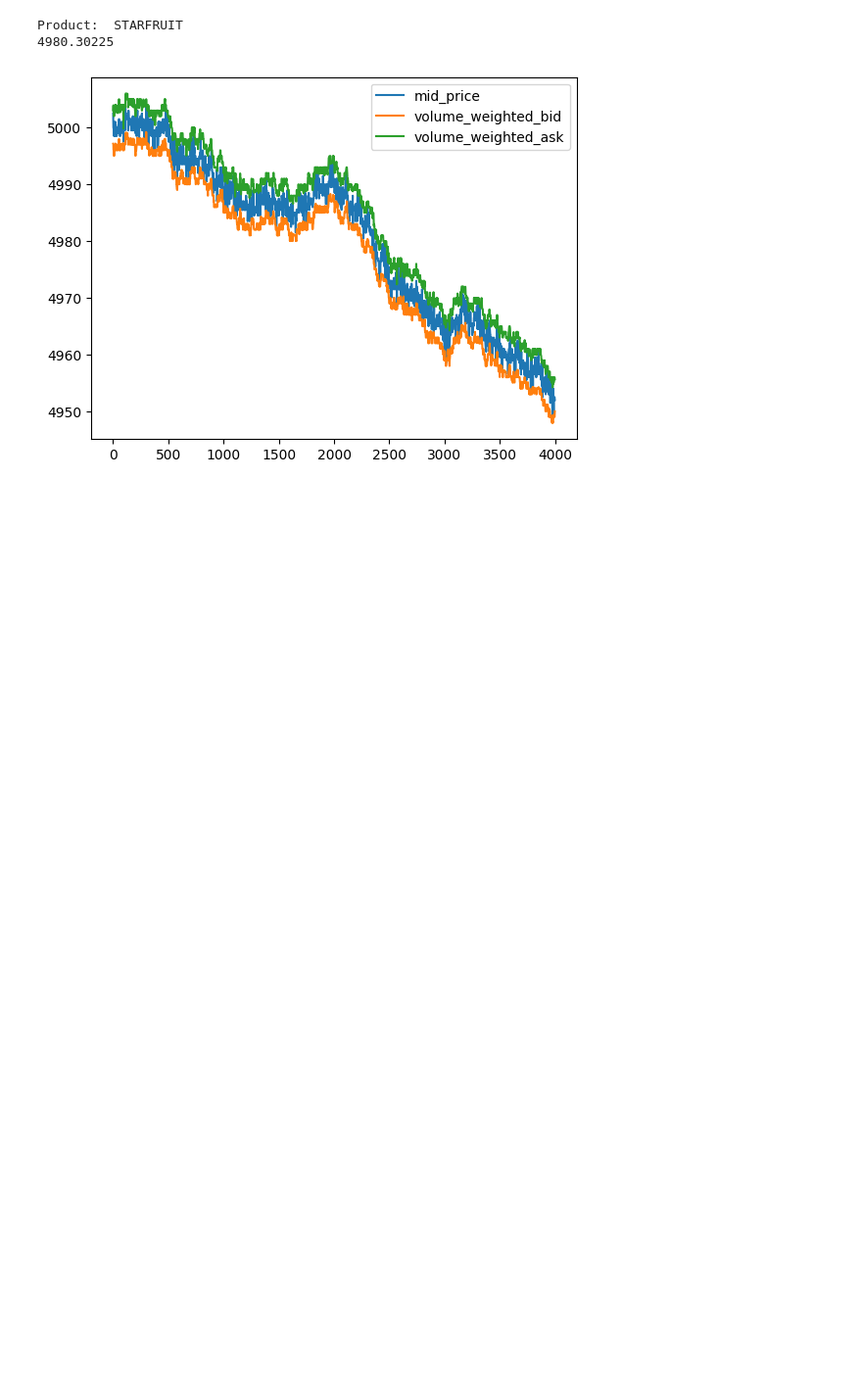
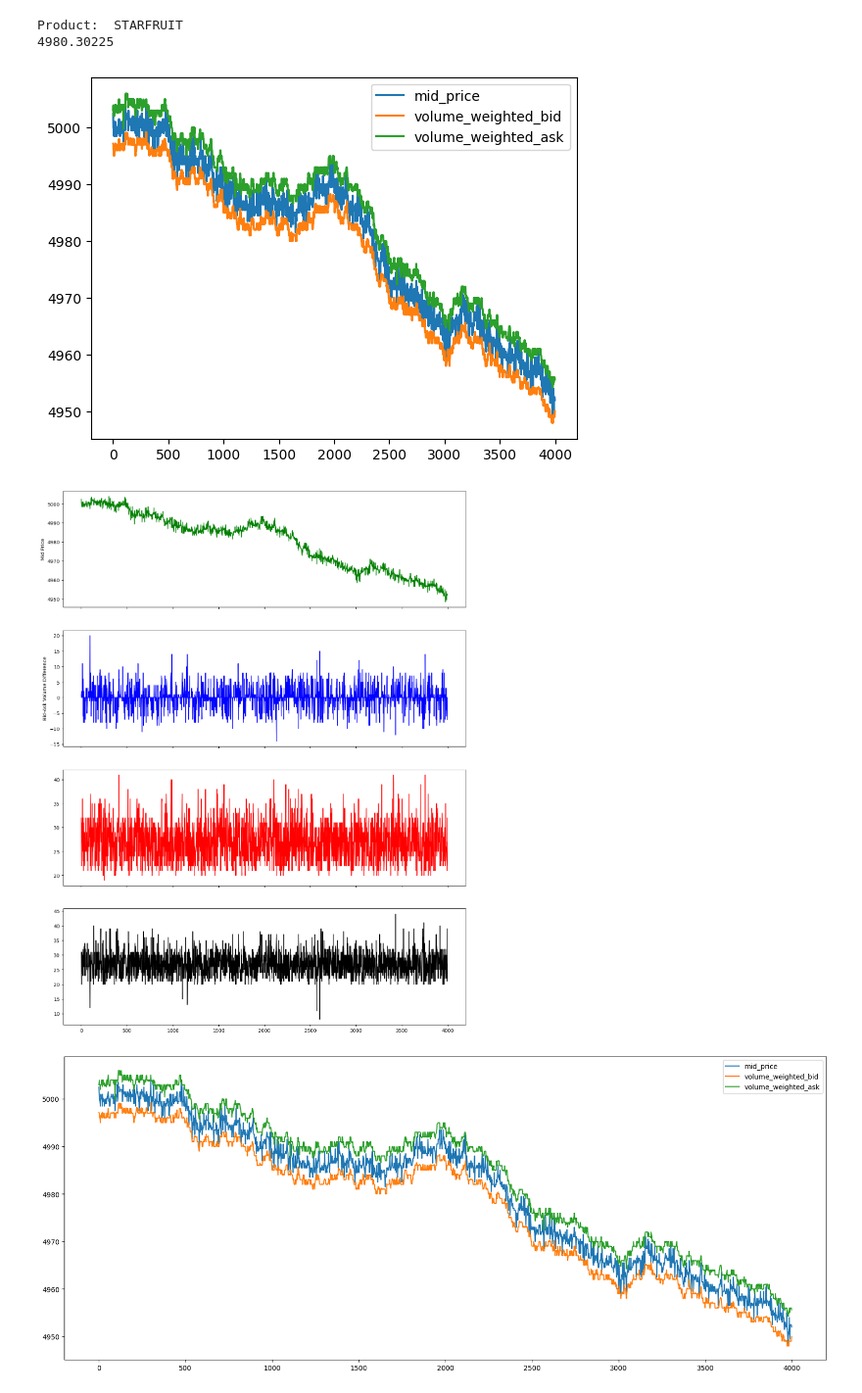
Before and after one commit to yinkiatho/IMC-Prosperity, a Jupyter notebook: preprocessing.ipynb, the cells around one changed output. Shown at 98% size. Cells and saved outputs as stored; diff of their text form; code cells hidden in the pictures; blank space fills up the shorter version.

```diff
--- a/preprocessing.ipynb
+++ b/preprocessing.ipynb
@@ -13,6 +13,8 @@ df.fillna(0, inplace=True)
 # Create columns volume_weighted bid and ask
 df['volume_weighted_bid'] = (df['bid_price_1'] * df['bid_volume_1'] + df['bid_price_2'] * df['bid_volume_2'] + df['bid_price_3'] * df['bid_volume_3']) / (df['bid_volume_1'] + df['bid_volume_2'] + df['bid_volume_3'])
 df['volume_weighted_ask'] = (df['ask_price_1'] * df['ask_volume_1'] + df['ask_price_2'] * df['ask_volume_2'] + df['ask_price_3'] * df['ask_volume_3']) / (df['ask_volume_1'] + df['ask_volume_2'] + df['ask_volume_3'])
+df['total_bid_volume'] = df['bid_volume_1'] + df['bid_volume_2'] + df['bid_volume_3']
+df['total_ask_volume'] = df['ask_volume_1'] + df['ask_volume_2'] + df['ask_volume_3']
 
 
 df
@@ -52,3 +54,35 @@ Product:  AMETHYSTS
 Product:  STARFRUIT
 4980.30225
 [figure]
+# %%
+starfruit_df = df[df['product'] == 'STARFRUIT']
+
+# Create figure and axes for the two subplots
+fig, (ax1, ax2, ax3, ax4) = plt.subplots(4, 1, sharex=True, figsize=(15, 20))
+
+# Plot mid price on the first subplot
+ax1.plot(starfruit_df.index, starfruit_df['mid_price'], color='green')
+ax1.set_ylabel('Mid Price')
+
+# Plot the difference between total bid volume and total ask volume on the second subplot
+ax2.plot(starfruit_df.index, starfruit_df['total_bid_volume'] - starfruit_df['total_ask_volume'], color='blue')
+ax2.set_ylabel('Bid-Ask Volume Difference')
+
+
+# Plot the difference between total bid volume and total ask volume on the second subplot
+ax3.plot(starfruit_df.index, starfruit_df['total_bid_volume'], color='red')
+
+ax4.plot(starfruit_df.index, starfruit_df['total_ask_volume'], color='black')
+
+# Show the plot
+plt.show()
+
+fig, ax = plt.subplots(figsize=(20, 8))
+plt.plot(starfruit_df['mid_price'], label='mid_price')
+plt.plot(starfruit_df['volume_weighted_bid'], label='volume_weighted_bid')
+plt.plot(starfruit_df['volume_weighted_ask'], label='volume_weighted_ask')
+plt.legend()
+plt.show()
+# %% [output]
+[figure, added]
+[figure, added]
```
Also changed, not shown: parts of 5 cells of this notebook, 4 other files.
